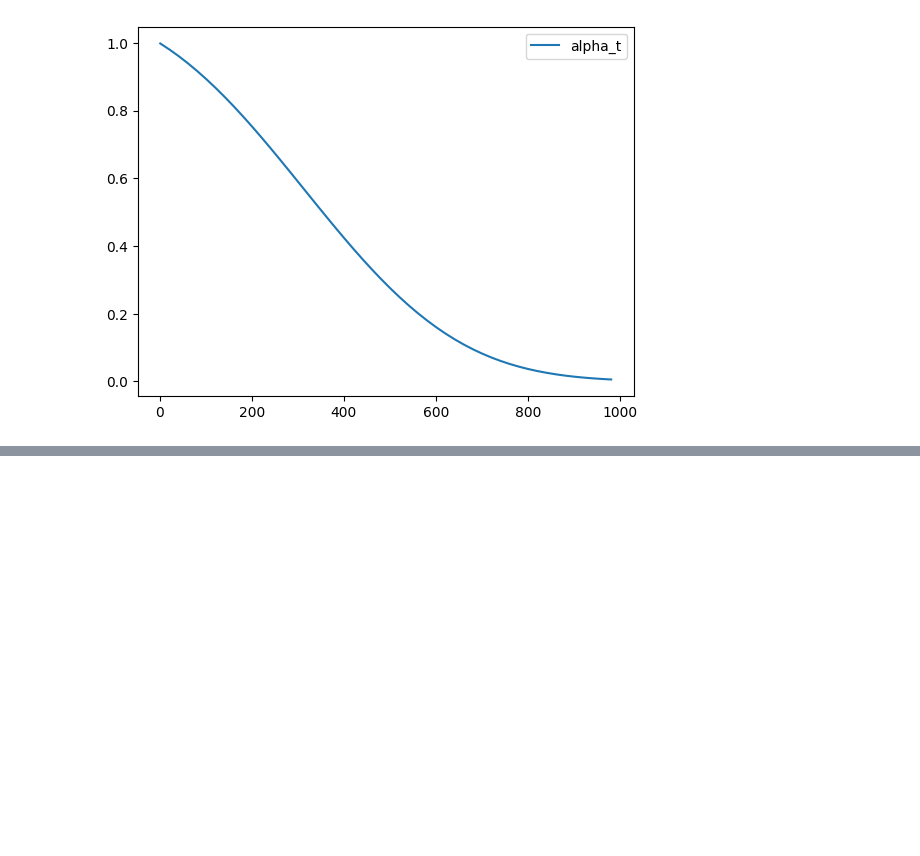
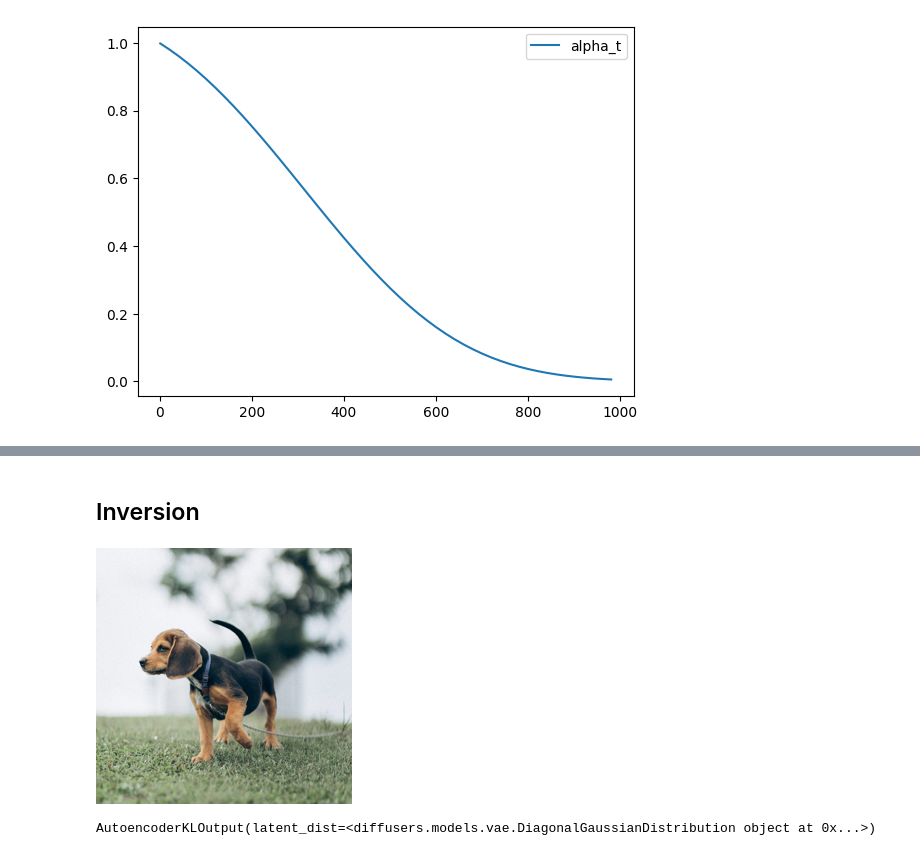
Before and after one commit to matteopilotto/diffusion-models-class, a Jupyter notebook: unit4/01_ddim_inversion_mp.ipynb, the cells around one changed output, grey strips where cells are left out. Drawn from its saved outputs; the diff is of its cells as text; code cells hidden in the pictures; blank space fills up the shorter version.

```diff
--- a/unit4/01_ddim_inversion_mp.ipynb
+++ b/unit4/01_ddim_inversion_mp.ipynb
@@ -22,6 +22,13 @@ from torchvision import transforms as tfms
 from diffusers import StableDiffusionPipeline, DDIMScheduler
 # %%
 device = torch.device('cuda' if torch.cuda.is_available() else 'cpu')
+# %%
+def load_image(url, size=None):
+    response = requests.get(url)
+    img = Image.open(BytesIO(response.content)).convert('RGB')
+    img = img.resize(size) if size is not None else img
+
+    return img
 # %% [markdown]
 ## Loading an existing pipeline
 # %%
@@ -207,0 +217,8 @@ sample(
+# %% [markdown]
+## Inversion
+# %%
+sample_img_url = 'https://images.pexels.com/photos/8306128/pexels-photo-8306128.jpeg'
+input_image = load_image(sample_img_url, size=(256, 256))
+input_image
+# %% [output]
+[figure, added]
@@ -207,0 +233,4 @@ sample(
+# %%
+latent
+# %% [output]
+AutoencoderKLOutput(latent_dist=<diffusers.models.vae.DiagonalGaussianDistribution object at 0x...>)
```
Also changed, not shown: parts of 5 cells of this notebook.
